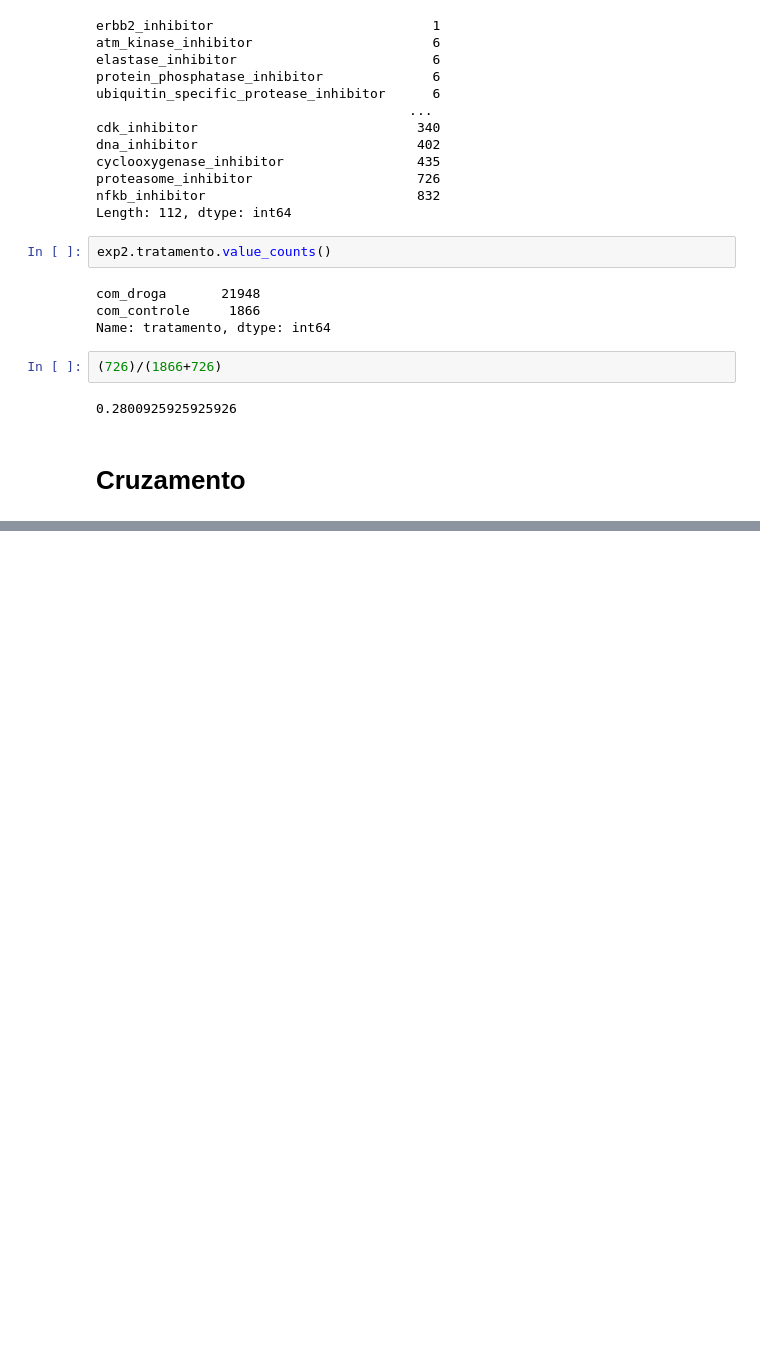
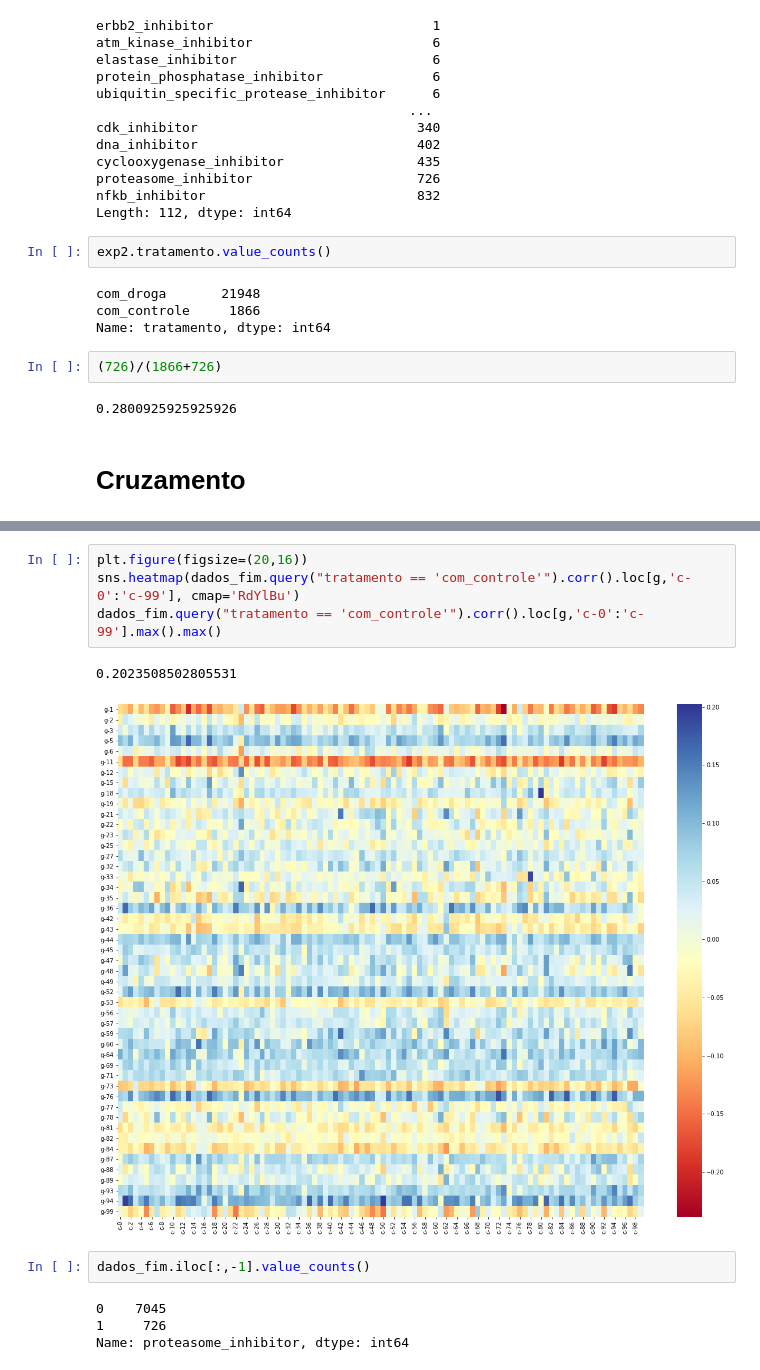
Before and after one commit to SrBisco/imersao-dados-desafio-final, a Jupyter notebook: Notebooks/primeira_analise.ipynb, the cells around one changed output, grey strips where cells are left out. Drawn from its saved outputs; the diff is of its cells as text; blank space fills up the shorter version.

```diff
--- a/Notebooks/primeira_analise.ipynb
+++ b/Notebooks/primeira_analise.ipynb
@@ -367,0 +415,13 @@ Name: tratamento, dtype: int64
+# %%
+plt.figure(figsize=(20,16))
+sns.heatmap(dados_fim.query("tratamento == 'com_controle'").corr().loc[g,'c-0':'c-99'], cmap='RdYlBu')
+dados_fim.query("tratamento == 'com_controle'").corr().loc[g,'c-0':'c-99'].max().max()
+# %% [output]
+0.2023508502805531
+[figure, added]
+# %%
+dados_fim.iloc[:,-1].value_counts()
+# %% [output]
+0    7045
+1     726
+Name: proteasome_inhibitor, dtype: int64
```
Also changed, not shown: parts of 34 cells of this notebook.
